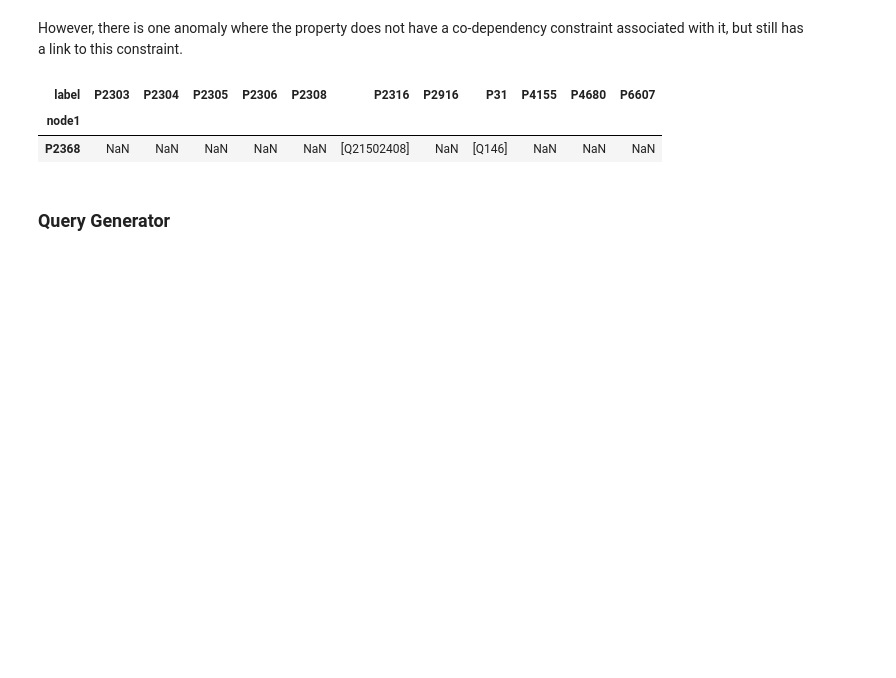
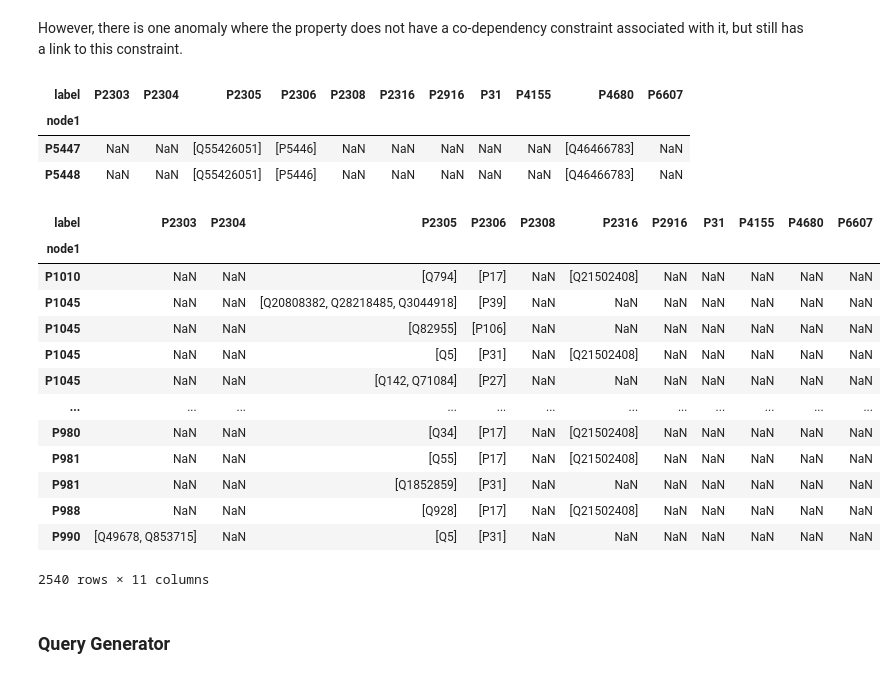
Before and after one commit to usc-isi-i2/wd-quality, a Jupyter notebook: Comprehensive Constraints Analysis.ipynb, the cells around one changed output. Saved outputs shown, nothing was run; the diff lists cells and outputs as text; code cells hidden in the pictures; blank space fills up the shorter version.

```diff
--- a/Comprehensive Constraints Analysis.ipynb
+++ b/Comprehensive Constraints Analysis.ipynb
@@ -693,12 +783,30 @@ dfItemRequires.head()
 | P1017 | NaN | NaN | NaN | [P214] | NaN | NaN | NaN | NaN | NaN | NaN | NaN |
 # %% [markdown]
 However, there is one anomaly where the property does not have a co-dependency constraint associated with it, but still has a link to this constraint.
+# %%
+dfItemRequires[dfItemRequires['P4680'].apply(lambda p: type(p) == list)]
+# %% [output]
+| label | P2303 | P2304 | P2305 | P2306 | P2308 | P2316 | P2916 | P31 | P4155 | P4680 | P6607 |
+| node1 |  |  |  |  |  |  |  |  |  |  |  |
+| P5447 | NaN | NaN | [Q55426051] | [P5446] | NaN | NaN | NaN | NaN | NaN | [Q46466783] | NaN |
+| P5448 | NaN | NaN | [Q55426051] | [P5446] | NaN | NaN | NaN | NaN | NaN | [Q46466783] | NaN |
 # %%
-dfItemRequires[dfItemRequires['P2306'].apply(lambda p: type(p) == float)]
+dfItemRequires[dfItemRequires['P2305'].apply(lambda p: type(p) == list)]
 # %% [output]
 | label | P2303 | P2304 | P2305 | P2306 | P2308 | P2316 | P2916 | P31 | P4155 | P4680 | P6607 |
 | node1 |  |  |  |  |  |  |  |  |  |  |  |
-| P2368 | NaN | NaN | NaN | NaN | NaN | [Q21502408] | NaN | [Q146] | NaN | NaN | NaN |
+| P1010 | NaN | NaN | [Q794] | [P17] | NaN | [Q21502408] | NaN | NaN | NaN | NaN | NaN |
+| P1045 | NaN | NaN | [Q20808382, Q28218485, Q3044918] | [P39] | NaN | NaN | NaN | NaN | NaN | NaN | NaN |
+| P1045 | NaN | NaN | [Q82955] | [P106] | NaN | NaN | NaN | NaN | NaN | NaN | NaN |
+| P1045 | NaN | NaN | [Q5] | [P31] | NaN | [Q21502408] | NaN | NaN | NaN | NaN | NaN |
+| P1045 | NaN | NaN | [Q142, Q71084] | [P27] | NaN | NaN | NaN | NaN | NaN | NaN | NaN |
+| ... | ... | ... | ... | ... | ... | ... | ... | ... | ... | ... | ... |
+| P980 | NaN | NaN | [Q34] | [P17] | NaN | [Q21502408] | NaN | NaN | NaN | NaN | NaN |
+| P981 | NaN | NaN | [Q55] | [P17] | NaN | [Q21502408] | NaN | NaN | NaN | NaN | NaN |
+| P981 | NaN | NaN | [Q1852859] | [P31] | NaN | NaN | NaN | NaN | NaN | NaN | NaN |
+| P988 | NaN | NaN | [Q928] | [P17] | NaN | [Q21502408] | NaN | NaN | NaN | NaN | NaN |
+| P990 | [Q49678, Q853715] | NaN | [Q5] | [P31] | NaN | NaN | NaN | NaN | NaN | NaN | NaN |
+2540 rows × 11 columns
 # %% [markdown]
 ### Query Generator
 # %% [markdown]
```
Also changed, not shown: parts of 149 cells of this notebook, 1 other file.
